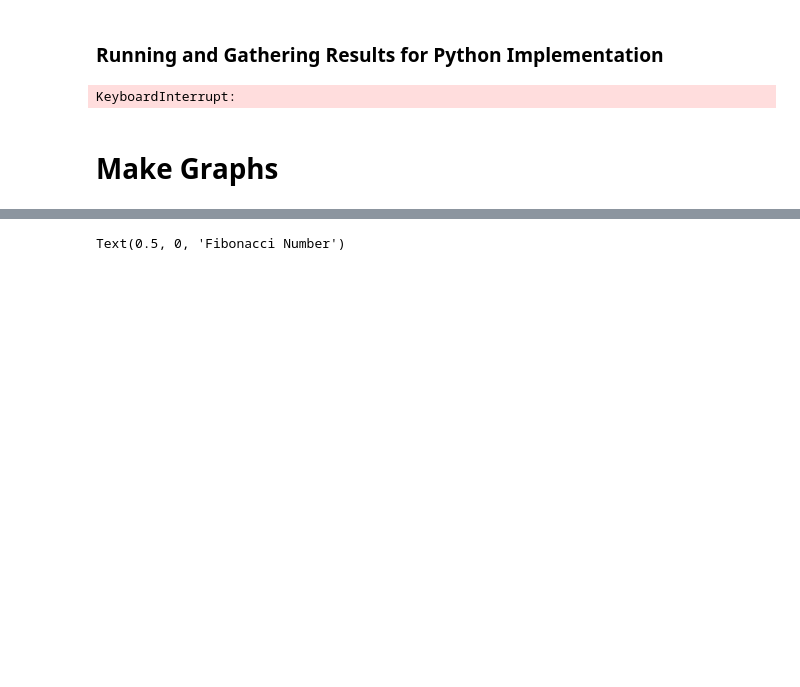
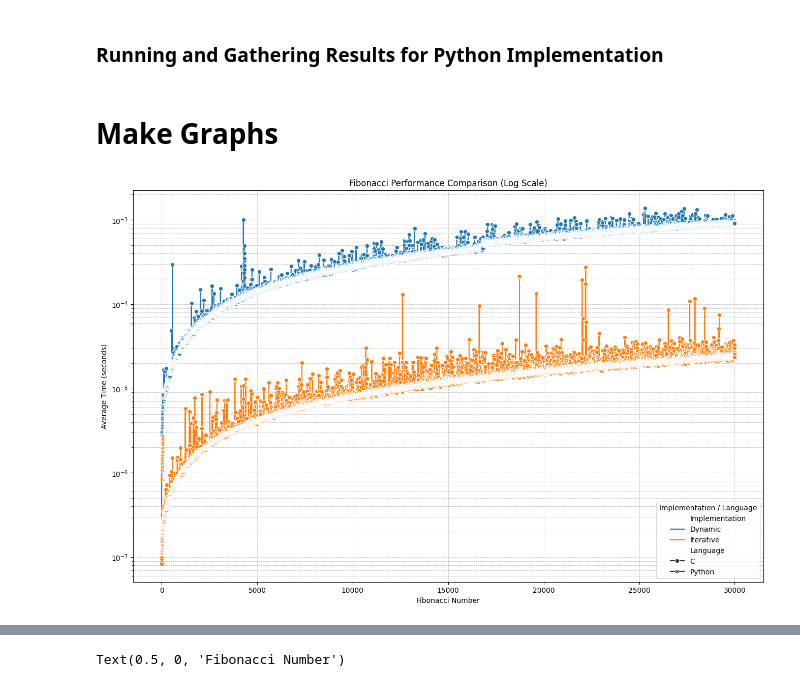
Before and after one commit to CS5008Fall2025/midterm-report-jroberge16, a Jupyter notebook: mid_term/analysis/graphs.ipynb, the cells around one changed output, grey strips where cells are left out. Drawn from its saved outputs; the diff is of its cells as text; code cells hidden in the pictures; blank space fills up the shorter version.

```diff
--- a/mid_term/analysis/graphs.ipynb
+++ b/mid_term/analysis/graphs.ipynb
@@ -8,6 +8,13 @@ import subprocess
 import pandas as pd
 import seaborn as sns
 import matplotlib.pyplot as plt
+import uuid
+from tqdm.notebook import tqdm
+
+
+SAVE_LOCATION = "final_results.csv"
+MAX_FIB = 500
+MIN_FIB = 1
 # %% [markdown]
 ### Running and Gathering Results for C Implementation
 # %%
@@ -34,26 +58,75 @@ results = get_c_fib(0,200)
 # %% [markdown]
 ### Running and Gathering Results for Python Implementation
 # %%
-def get_python_fib(start, end):
+def get_python_fib(start:int, end:int) -> pd.DataFrame:
     """
-    Runs the Python implementation of Fibonacci and and then writes the results to a CSV file.
+    Runs the C implementation of Fibonacci and and then writes the results to a CSV file.
     """
     results = []
     for i in range(start, end + 1):
-        result = subprocess.run(['python3', '../python_fib/main.py', "-a", "4", "-f", str(i)], capture_output=True, text=True)
-        results.append(result.stdout.strip().split(","))
+        # Itterative
+        result = subprocess.run(['python3', '../python_fib/main.py', '-a', '1','-f', str(i)], capture_output=True, text=True)
+        results.append(result.stdout.replace("\n", "").split(","))
+
+        # Dynamic
+        result = subprocess.run(['python3', '../python_fib/main.py', '-a', '3','-f', str(i)], capture_output=True, text=True)
+        results.append(result.stdout.replace("\n", "").split(","))
+
+        # Recusive
+        if i < 25:
+            result = subprocess.run(['python3', '../python_fib/main.py', '-a', '2','-f',  str(i)], capture_output=True, text=True)
+            results.append(result.stdout.replace("\n", "").split(","))
 
     df = pd.DataFrame(results,
-                  columns=["Fibonacci Number", "Itterative", "Recrusive", "Dynamic"]
+                  columns=["Fibonacci Number", "Implementation", "Time Elsaped"]
                   )
-    df["Fibonacci Number"] = df["Fibonacci Number"].astype(str)
-    df[["Itterative", "Recrusive", "Dynamic"]] = df[["Itterative", "Recrusive", "Dynamic"]].astype(float)
-    df.to_csv("results/python_fib_results.csv", index=False)
+    df["Fibonacci Number"] = df["Fibonacci Number"].str.replace("f_", "").astype(int)
 
-    return results
+    return df
 
-get_python_fib(0,200)
+
+for i in tqdm(range(1, 30), desc="Processing Fibonacci Rounds for C"):
+    df = get_python_fib(MIN_FIB, 30000)
+    df["Round"] = uuid.uuid4().hex ## using this as a pimrary key
+    df["Language"] = "Python"
+    df = df[["Round", "Language", "Fibonacci Number", "Implementation", "Time Elsaped"]]
+    df.to_csv(SAVE_LOCATION,
+              mode='a',
+              index=False,
+              header=not pd.io.common.file_exists(SAVE_LOCATION))
+
+    break
-# %% [output]
-KeyboardInterrupt:
 # %% [markdown]
 # Make Graphs
+# %%
+df = pd.read_csv(SAVE_LOCATION)
+
+# df = df[df["Round"] == df["Round"].unique()[-5]]
+
+df = df.rename(columns={"Time Elsaped": "Time (seconds)"})
+
+
+df = df[(~df["Time (seconds)"].isna()) & (df["Time (seconds)"] > 0)]
+
+df = (
+    df
+    .drop(columns=["Round"])
+    .groupby(["Language", "Fibonacci Number", "Implementation"], as_index=False)
+    .mean()
+)
+
+df = df[df["Implementation"] != "Recursive"]
+
+
+plt.figure(figsize=(16, 10))
+sns.lineplot(data=df, x="Fibonacci Number", y="Time (seconds)", hue="Implementation", style="Language", markers=True, dashes=False)
+plt.yscale("log")
+plt.title("Fibonacci Performance Comparison (Log Scale)")
+plt.xlabel("Fibonacci Number")
+plt.ylabel("Average Time (seconds)")
+plt.legend(title="Implementation / Language")
+plt.grid(True, which="both", linestyle="--", linewidth=0.5)
+plt.show()
+#!/usr/bin/env python3
+# %% [output]
+[figure, added]
```
Also changed, not shown: parts of 2 cells of this notebook, 17 other files.
